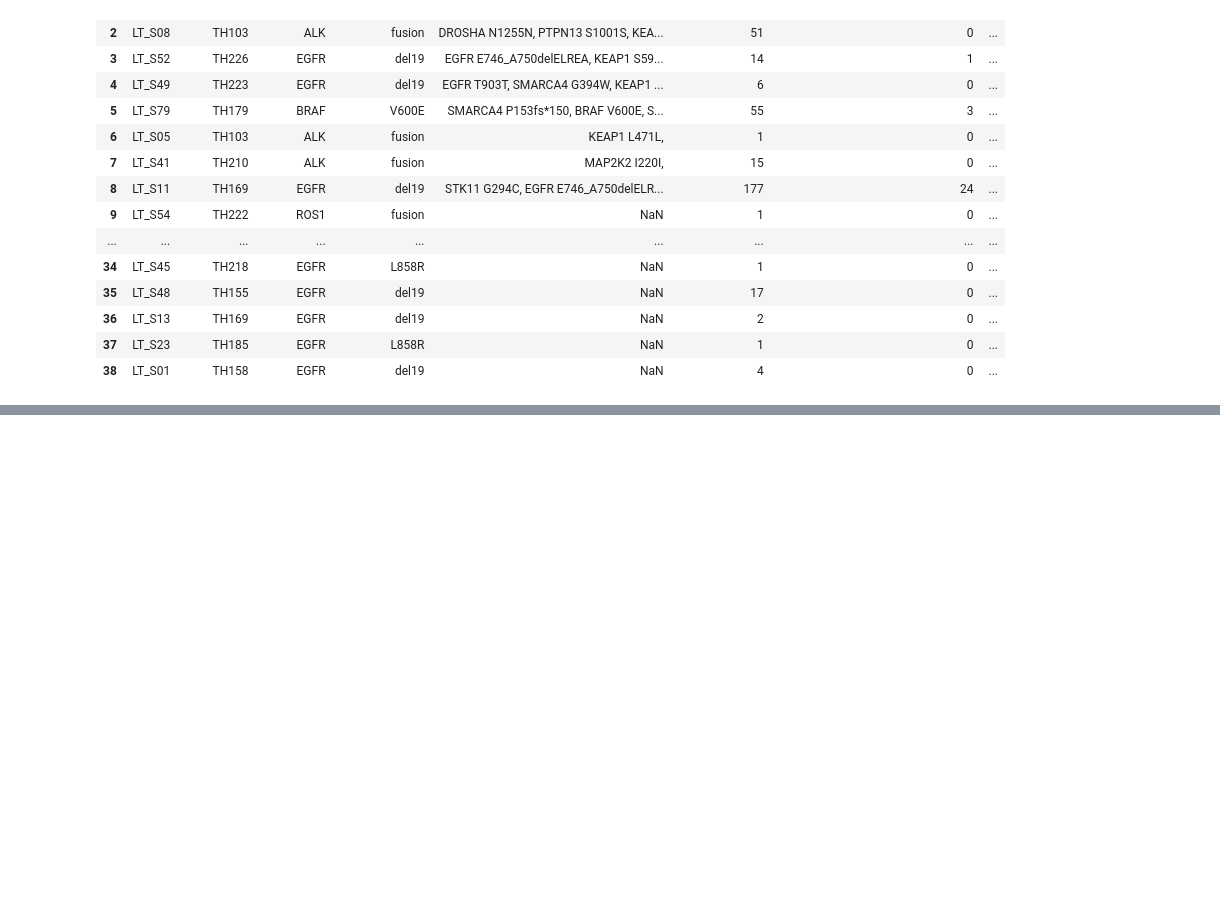
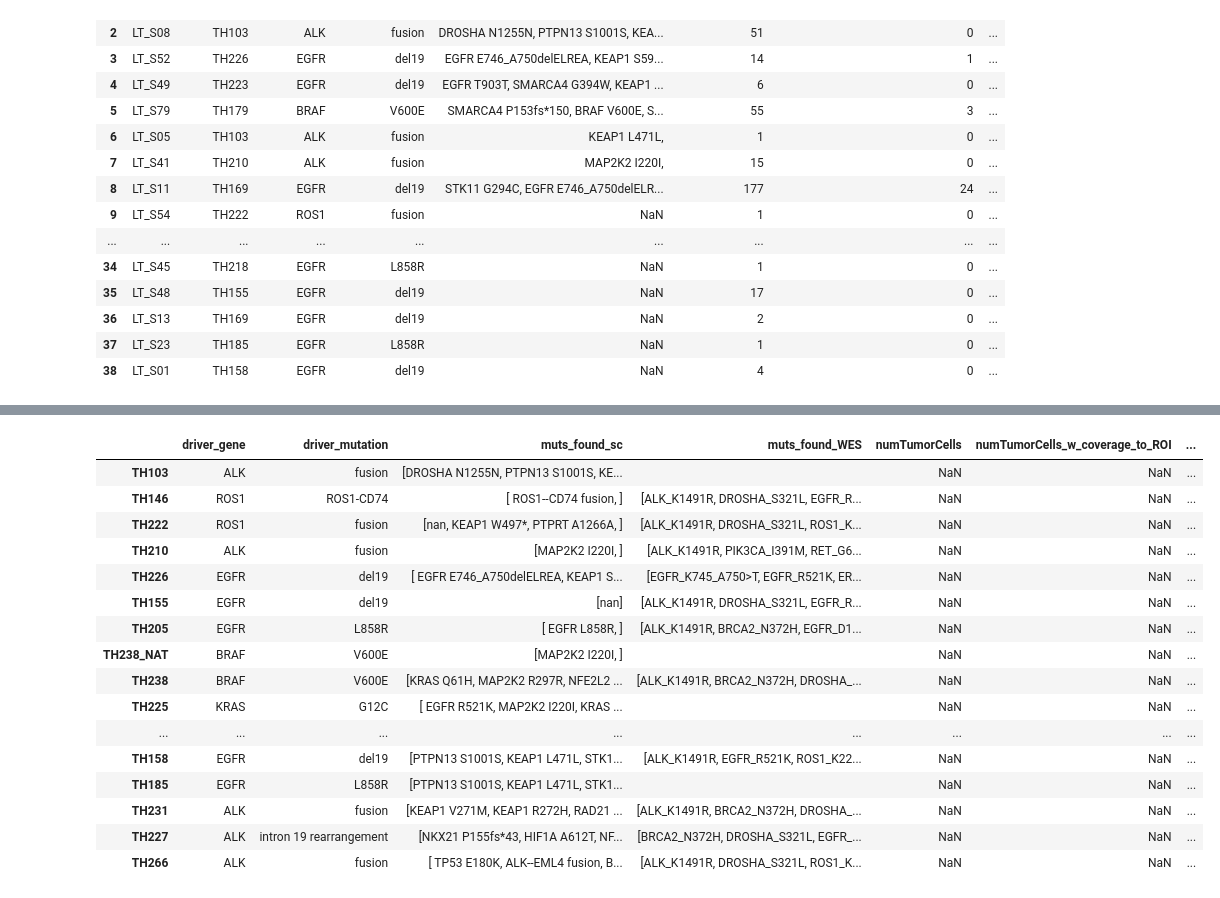
Before and after one commit to lincoln-harris/potLuck, a Jupyter notebook: WES_sandbox/WES_validation_table.ipynb, the cells around one changed output, grey strips where cells are left out. Saved outputs shown, nothing was run; the diff lists cells and outputs as text; code cells hidden in the pictures; blank space fills up the shorter version.

```diff
--- a/WES_sandbox/WES_validation_table.ipynb
+++ b/WES_sandbox/WES_validation_table.ipynb
@@ -364,0 +557,39 @@ vali_tbl
+# %%
+# now need to fill in, based on values from vali_tbl
+for idx, row in patient_vali_tbl.iterrows():
+    old_row = vali_tbl[vali_tbl.patient == idx]
+
+    gene = list(old_row['driver_gene'])[0]
+    mut = list(old_row['driver_mutation'])[0]
+
+    patient_vali_tbl.loc[idx, 'driver_gene'] = gene
+    patient_vali_tbl.loc[idx, 'driver_mutation'] = mut
+
+    if idx in patients_dict_sc:
+        sc_muts = patients_dict_sc[idx]
+        patient_vali_tbl.at[idx, 'muts_found_sc'] = sc_muts
+
+    if idx in patients_dict_wes:
+        wes_muts = patients_dict_wes[idx]
+        patient_vali_tbl.at[idx, 'muts_found_WES'] = wes_muts
+# %%
+# success!!
+patient_vali_tbl
+# %% [output]
+|  | driver_gene | driver_mutation | muts_found_sc | muts_found_WES | numTumorCells | numTumorCells_w_coverage_to_ROI | ... |
+| TH103 | ALK | fusion | [DROSHA N1255N, PTPN13 S1001S, KE... |  | NaN | NaN | ... |
+| TH146 | ROS1 | ROS1-CD74 | [ ROS1--CD74 fusion, ] | [ALK_K1491R, DROSHA_S321L, EGFR_R... | NaN | NaN | ... |
+| TH222 | ROS1 | fusion | [nan, KEAP1 W497*, PTPRT A1266A, ] | [ALK_K1491R, DROSHA_S321L, ROS1_K... | NaN | NaN | ... |
+| TH210 | ALK | fusion | [MAP2K2 I220I, ] | [ALK_K1491R, PIK3CA_I391M, RET_G6... | NaN | NaN | ... |
+| TH226 | EGFR | del19 | [ EGFR E746_A750delELREA, KEAP1 S... | [EGFR_K745_A750>T, EGFR_R521K, ER... | NaN | NaN | ... |
+| TH155 | EGFR | del19 | [nan] | [ALK_K1491R, DROSHA_S321L, EGFR_R... | NaN | NaN | ... |
+| TH205 | EGFR | L858R | [ EGFR L858R, ] | [ALK_K1491R, BRCA2_N372H, EGFR_D1... | NaN | NaN | ... |
+| TH238_NAT | BRAF | V600E | [MAP2K2 I220I, ] |  | NaN | NaN | ... |
+| TH238 | BRAF | V600E | [KRAS Q61H, MAP2K2 R297R, NFE2L2 ... | [ALK_K1491R, BRCA2_N372H, DROSHA_... | NaN | NaN | ... |
+| TH225 | KRAS | G12C | [ EGFR R521K, MAP2K2 I220I, KRAS ... |  | NaN | NaN | ... |
+| ... | ... | ... | ... | ... | ... | ... | ... |
+| TH158 | EGFR | del19 | [PTPN13 S1001S, KEAP1 L471L, STK1... | [ALK_K1491R, EGFR_R521K, ROS1_K22... | NaN | NaN | ... |
+| TH185 | EGFR | L858R | [PTPN13 S1001S, KEAP1 L471L, STK1... |  | NaN | NaN | ... |
+| TH231 | ALK | fusion | [KEAP1 V271M, KEAP1 R272H, RAD21 ... | [ALK_K1491R, BRCA2_N372H, DROSHA_... | NaN | NaN | ... |
+| TH227 | ALK | intron 19 rearrangement | [NKX21 P155fs*43, HIF1A A612T, NF... | [BRCA2_N372H, DROSHA_S321L, EGFR_... | NaN | NaN | ... |
+| TH266 | ALK | fusion | [ TP53 E180K, ALK--EML4 fusion, B... | [ALK_K1491R, DROSHA_S321L, ROS1_K... | NaN | NaN | ... |
```
Also changed, not shown: parts of 23 cells of this notebook.
